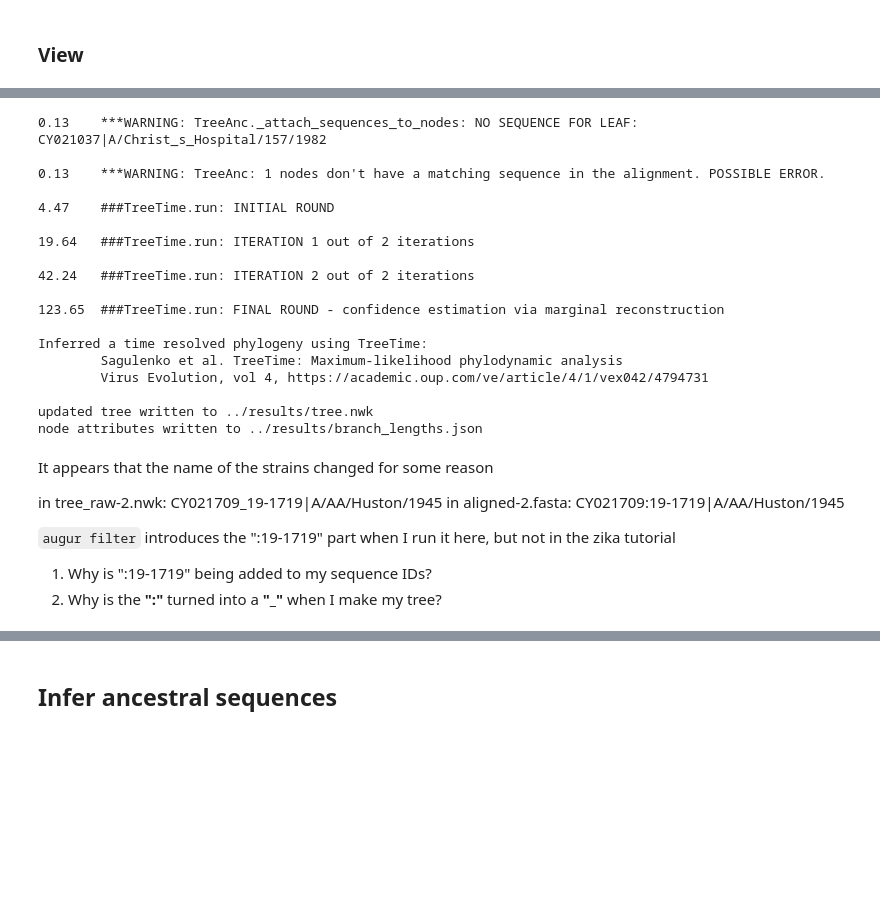
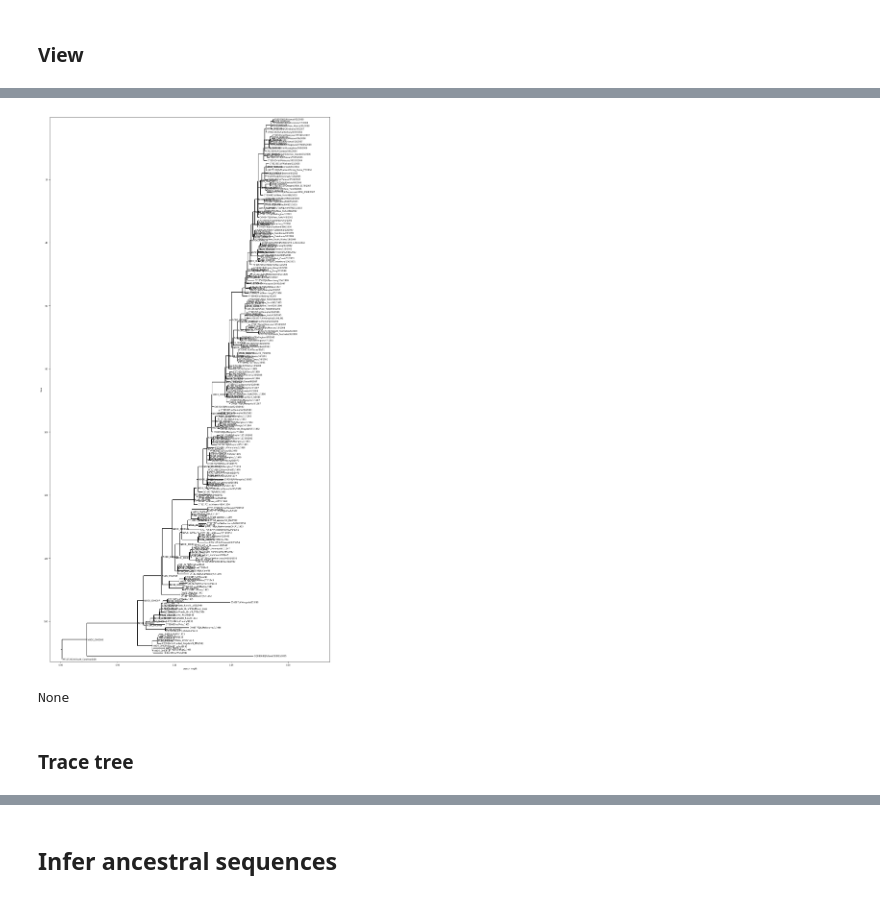
Before and after one commit to gboyle2/spatial_coupling, a Jupyter notebook: influenza-ha/analysis/influenza-A_HA_augur.ipynb, the cells around one changed output, grey strips where cells are left out. Saved outputs shown, nothing was run; the diff lists cells and outputs as text; code cells hidden in the pictures; blank space fills up the shorter version.

```diff
--- a/influenza-ha/analysis/influenza-A_HA_augur.ipynb
+++ b/influenza-ha/analysis/influenza-A_HA_augur.ipynb
@@ -361,41 +244,13 @@ Building original tree took 2.4181370735168457 seconds
-# %%
-!augur refine \
-  --tree ../results/tree_raw-2.nwk \
-  --alignment ../results/aligned-2.fasta \
-  --metadata ../data/metadata.tsv \
-  --output-tree ../results/tree.nwk \
-  --output-node-data ../results/branch_lengths.json \
-  --timetree \
-  --coalescent opt \
-  --date-confidence \
-  --date-inference joint
-#   --clock-filter-iqd 4
-# %% [output]
-0.13    ***WARNING: TreeAnc._attach_sequences_to_nodes: NO SEQUENCE FOR LEAF: CY021037|A/Christ_s_Hospital/157/1982
-
-0.13    ***WARNING: TreeAnc: 1 nodes don't have a matching sequence in the alignment. POSSIBLE ERROR.
-
-4.47    ###TreeTime.run: INITIAL ROUND
-
-19.64   ###TreeTime.run: ITERATION 1 out of 2 iterations
-
-42.24   ###TreeTime.run: ITERATION 2 out of 2 iterations
-
-123.65  ###TreeTime.run: FINAL ROUND - confidence estimation via marginal reconstruction
-
-Inferred a time resolved phylogeny using TreeTime:
-        Sagulenko et al. TreeTime: Maximum-likelihood phylodynamic analysis
-        Virus Evolution, vol 4, https://academic.oup.com/ve/article/4/1/vex042/4794731
-
-updated tree written to ../results/tree.nwk
-node attributes written to ../results/branch_lengths.json
-# %% [markdown]
-It appears that the name of the strains changed for some reason
-
-in tree_raw-2.nwk: CY021709_19-1719|A/AA/Huston/1945
-in aligned-2.fasta: CY021709:19-1719|A/AA/Huston/1945
-
-`augur filter` introduces the ":19-1719" part when I run it here, but not in the zika tutorial
-
-1. Why is ":19-1719" being added to my sequence IDs?
-2. Why is the **":"** turned into a **"_"** when I make my tree?
+# %%
+tree = Phylo.read("../results/tree-5.nwk", "newick")
+matplotlib.rc('font',size=6)
+fig = plt.figure(figsize=(15,30), dpi=100)
+axes=fig.add_subplot(1,1,1)
+tree.ladderize(reverse=True)
+tree.root_with_outgroup(outgroup_targets="AF117241|A/South_Carolina/1/18")
+print(Phylo.draw(tree, axes=axes))
+# %% [output]
+[figure, added]
+None
+# %% [markdown]
+### Trace tree
```
Also changed, not shown: parts of 49 cells of this notebook, 20 other files.
